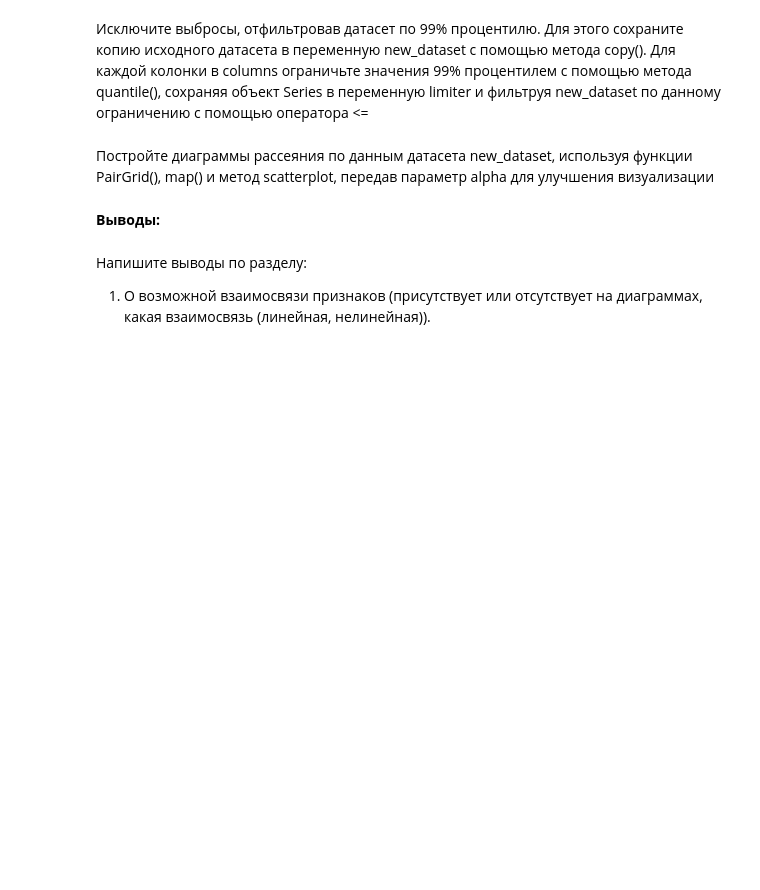
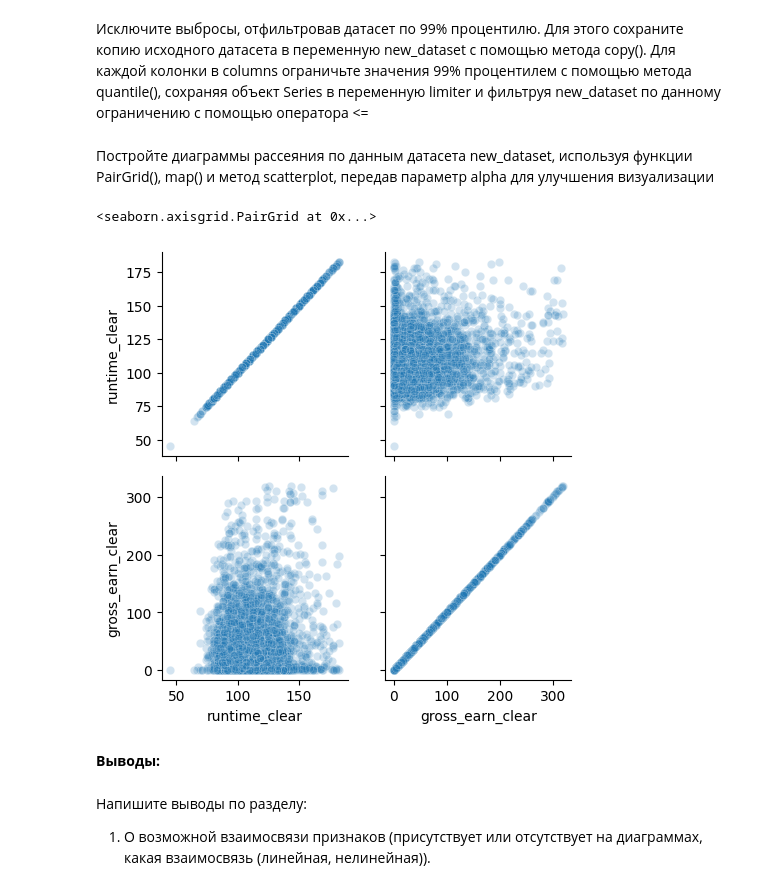
Before and after one commit to EZSib/data_-analytics2023, a Jupyter notebook: Efim_eda_2_1.ipynb, the cells around one changed output. Saved outputs shown, nothing was run; the diff lists cells and outputs as text; code cells hidden in the pictures; blank space fills up the shorter version.

```diff
--- a/Efim_eda_2_1.ipynb
+++ b/Efim_eda_2_1.ipynb
@@ -716,8 +692,11 @@ for col in columns:
 # %% [markdown]
 Постройте диаграммы рассеяния по данным датасета new_dataset, используя функции PairGrid(), map() и метод scatterplot, передав параметр alpha для улучшения визуализации
 # %%
-g = sns.
-g.map(
+g = sns.PairGrid(new_dataset[columns])
+g.map(sns.scatterplot, alpha=0.2)
+# %% [output]
+<seaborn.axisgrid.PairGrid at 0x...>
+[figure, added]
 # %% [markdown]
 **Выводы:**
 # %% [markdown]
```
Also changed, not shown: parts of 6 cells of this notebook.
